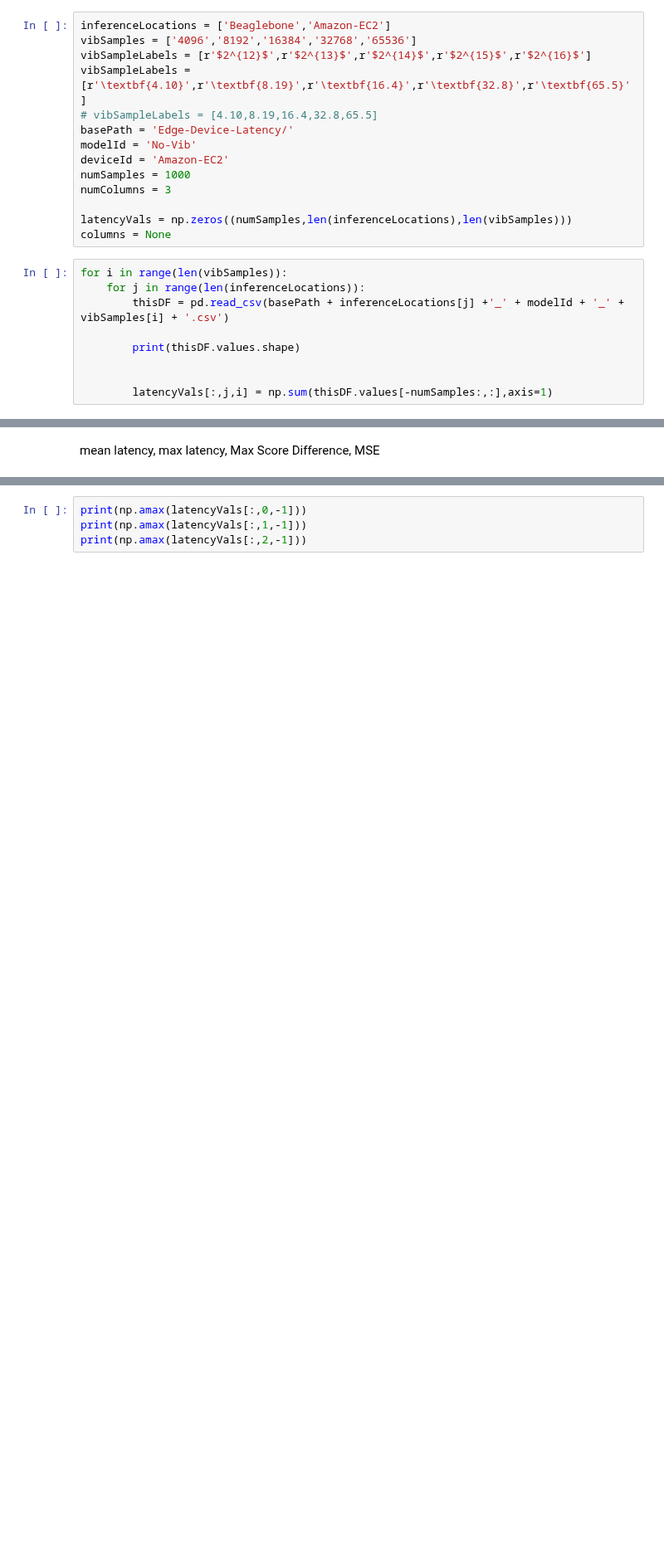
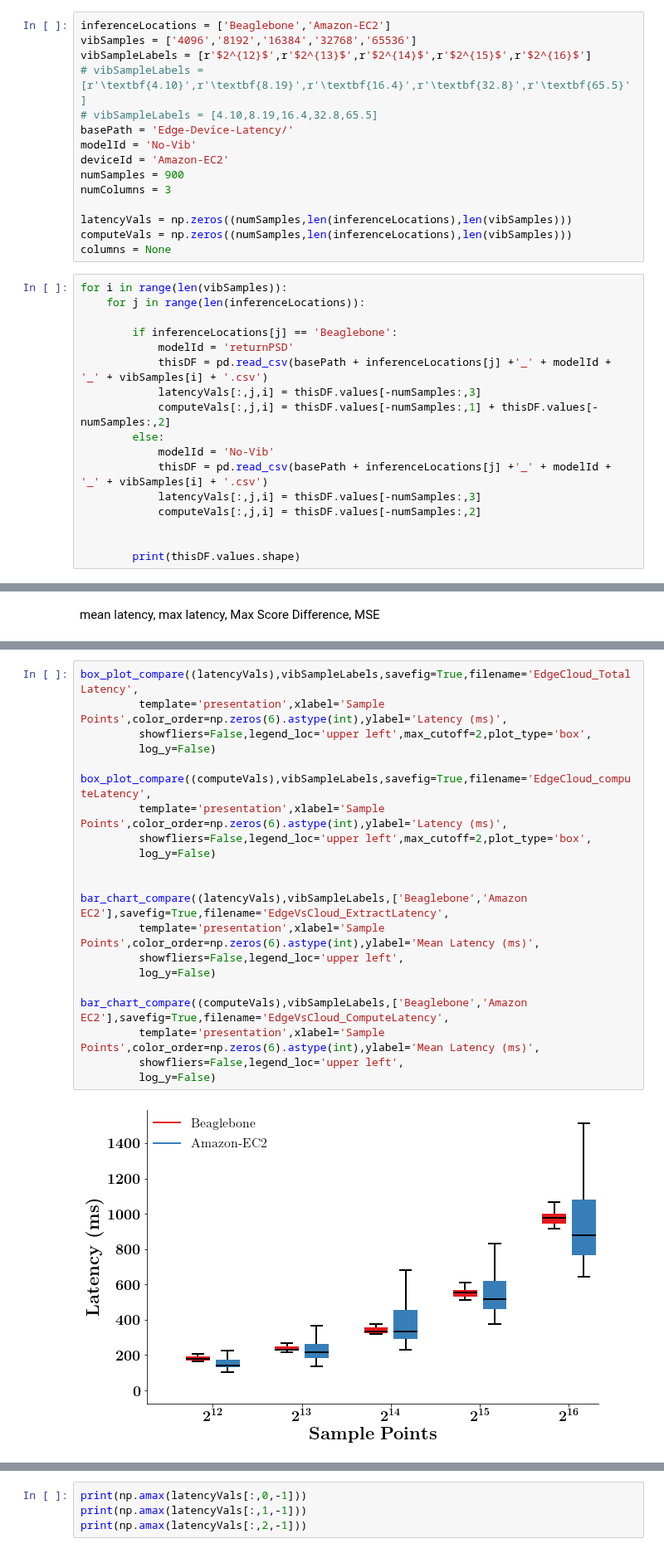
Before and after one commit to danielnewman09/Dissertation, a Jupyter notebook: Dissertation-Notebooks/Chapter-5/Total_Latency_Analysis.ipynb, the cells around one changed output, grey strips where cells are left out. Shown at 83% size. Drawn from its saved outputs; the diff is of its cells as text; blank space fills up the shorter version.

```diff
--- a/Dissertation-Notebooks/Chapter-5/Total_Latency_Analysis.ipynb
+++ b/Dissertation-Notebooks/Chapter-5/Total_Latency_Analysis.ipynb
@@ -26,23 +26,32 @@ print(mpl.__version__)
 inferenceLocations = ['Beaglebone','Amazon-EC2']
 vibSamples = ['4096','8192','16384','32768','65536']
 vibSampleLabels = [r'$2^{12}$',r'$2^{13}$',r'$2^{14}$',r'$2^{15}$',r'$2^{16}$']
-vibSampleLabels = [r'\textbf{4.10}',r'\textbf{8.19}',r'\textbf{16.4}',r'\textbf{32.8}',r'\textbf{65.5}']
+# vibSampleLabels = [r'\textbf{4.10}',r'\textbf{8.19}',r'\textbf{16.4}',r'\textbf{32.8}',r'\textbf{65.5}']
 # vibSampleLabels = [4.10,8.19,16.4,32.8,65.5]
 basePath = 'Edge-Device-Latency/'
 modelId = 'No-Vib'
 deviceId = 'Amazon-EC2'
-numSamples = 1000
+numSamples = 900
 numColumns = 3
 
 latencyVals = np.zeros((numSamples,len(inferenceLocations),len(vibSamples)))
+computeVals = np.zeros((numSamples,len(inferenceLocations),len(vibSamples)))
 columns = None
 # %%
 for i in range(len(vibSamples)):
     for j in range(len(inferenceLocations)):
-        thisDF = pd.read_csv(basePath + inferenceLocations[j] +'_' + modelId + '_' + vibSamples[i] + '.csv')
+
+        if inferenceLocations[j] == 'Beaglebone':
+            modelId = 'returnPSD'
+            thisDF = pd.read_csv(basePath + inferenceLocations[j] +'_' + modelId + '_' + vibSamples[i] + '.csv')
+            latencyVals[:,j,i] = thisDF.values[-numSamples:,3]
+            computeVals[:,j,i] = thisDF.values[-numSamples:,1] + thisDF.values[-numSamples:,2]
+        else:
+            modelId = 'No-Vib'
+            thisDF = pd.read_csv(basePath + inferenceLocations[j] +'_' + modelId + '_' + vibSamples[i] + '.csv')
+            latencyVals[:,j,i] = thisDF.values[-numSamples:,3]
+            computeVals[:,j,i] = thisDF.values[-numSamples:,2]
+
 
         print(thisDF.values.shape)
-
-
-        latencyVals[:,j,i] = np.sum(thisDF.values[-numSamples:,:],axis=1)
 # %% [output]
@@ -295,0 +317,23 @@ IndexError: index 2 is out of bounds for axis 1 with size 2
+# %%
+box_plot_compare((latencyVals),vibSampleLabels,savefig=True,filename='EdgeCloud_TotalLatency',
+         template='presentation',xlabel='Sample Points',color_order=np.zeros(6).astype(int),ylabel='Latency (ms)',
+         showfliers=False,legend_loc='upper left',max_cutoff=2,plot_type='box',
+         log_y=False)
+
+box_plot_compare((computeVals),vibSampleLabels,savefig=True,filename='EdgeCloud_computeLatency',
+         template='presentation',xlabel='Sample Points',color_order=np.zeros(6).astype(int),ylabel='Latency (ms)',
+         showfliers=False,legend_loc='upper left',max_cutoff=2,plot_type='box',
+         log_y=False)
+
+
+bar_chart_compare((latencyVals),vibSampleLabels,['Beaglebone','Amazon EC2'],savefig=True,filename='EdgeVsCloud_ExtractLatency',
+         template='presentation',xlabel='Sample Points',color_order=np.zeros(6).astype(int),ylabel='Mean Latency (ms)',
+         showfliers=False,legend_loc='upper left',
+         log_y=False)
+
+bar_chart_compare((computeVals),vibSampleLabels,['Beaglebone','Amazon EC2'],savefig=True,filename='EdgeVsCloud_ComputeLatency',
+         template='presentation',xlabel='Sample Points',color_order=np.zeros(6).astype(int),ylabel='Mean Latency (ms)',
+         showfliers=False,legend_loc='upper left',
+         log_y=False)
+# %% [output]
+[figure, added]
```
Also changed, not shown: parts of 10 cells of this notebook, 41 other files.
